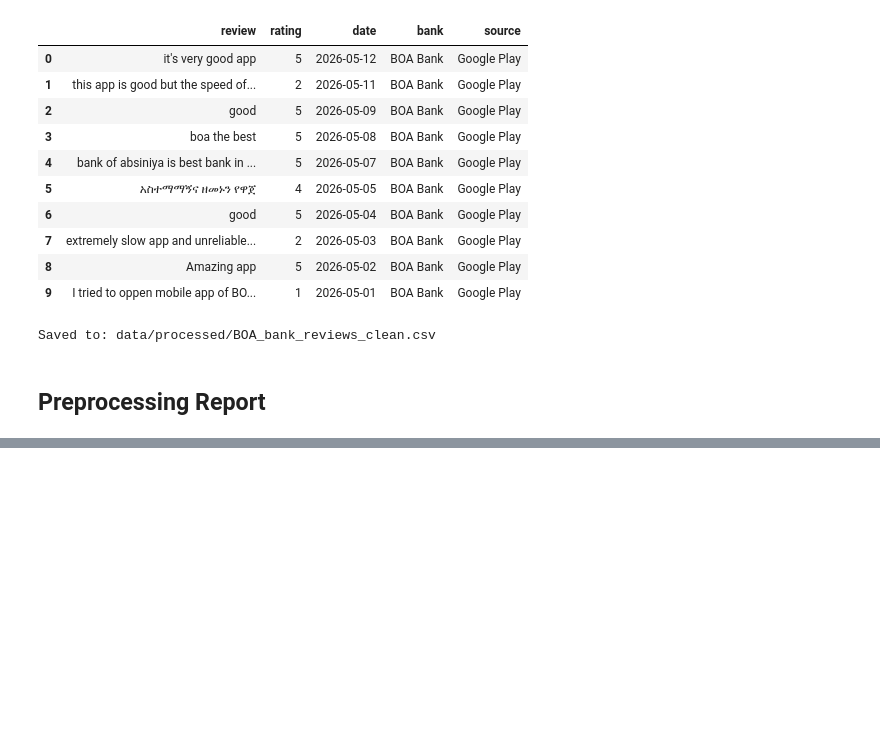
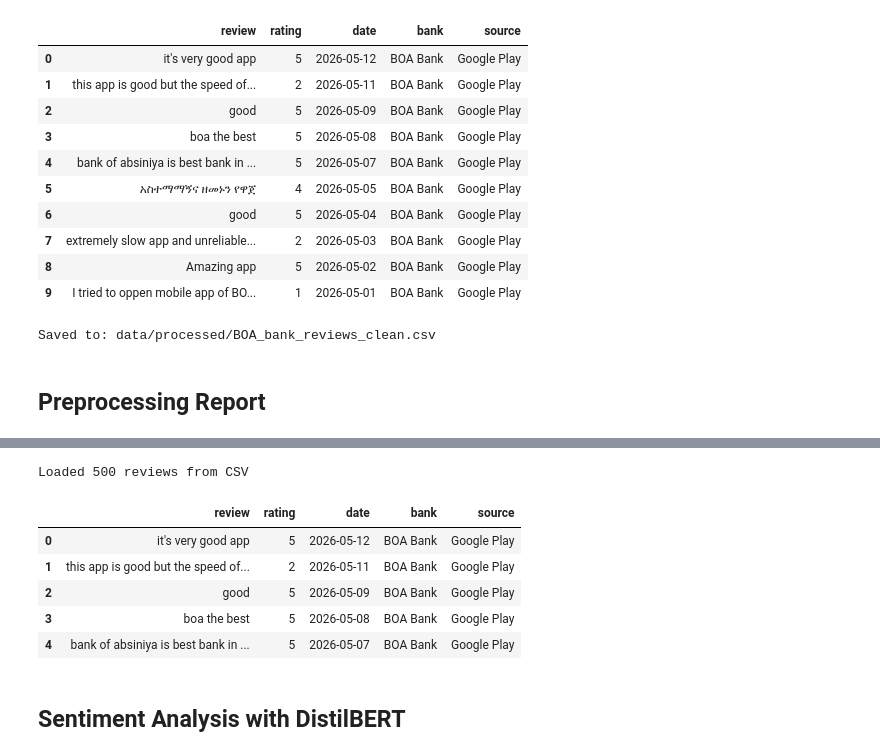
Before and after one commit to fevasni/Fintech-review-analytics, a Jupyter notebook: notebooks/BOA_scraping_preprocessing copy.ipynb, the cells around one changed output, grey strips where cells are left out. Saved outputs shown, nothing was run; the diff lists cells and outputs as text; code cells hidden in the pictures; blank space fills up the shorter version.

```diff
--- a/notebooks/BOA_scraping_preprocessing copy.ipynb
+++ b/notebooks/BOA_scraping_preprocessing copy.ipynb
@@ -431,3 +444,18 @@ print("\n" + "=" * 55)
     - source
 
 =======================================================
+# %%
+# Load the cleaned data from CSV
+df_clean = pd.read_csv('data/processed/BOA_bank_reviews_clean.csv')
+print(f"Loaded {len(df_clean)} reviews from CSV")
+df_clean.head()
+# %% [output]
+Loaded 500 reviews from CSV
+|  | review | rating | date | bank | source |
+| 0 | it's very good app | 5 | 2026-05-12 | BOA Bank | Google Play |
+| 1 | this app is good but the speed of... | 2 | 2026-05-11 | BOA Bank | Google Play |
+| 2 | good | 5 | 2026-05-09 | BOA Bank | Google Play |
+| 3 | boa the best | 5 | 2026-05-08 | BOA Bank | Google Play |
+| 4 | bank of absiniya is best bank in ... | 5 | 2026-05-07 | BOA Bank | Google Play |
+# %% [markdown]
+## Sentiment Analysis with DistilBERT
```
Also changed, not shown: parts of 9 cells of this notebook, 2 other files.
